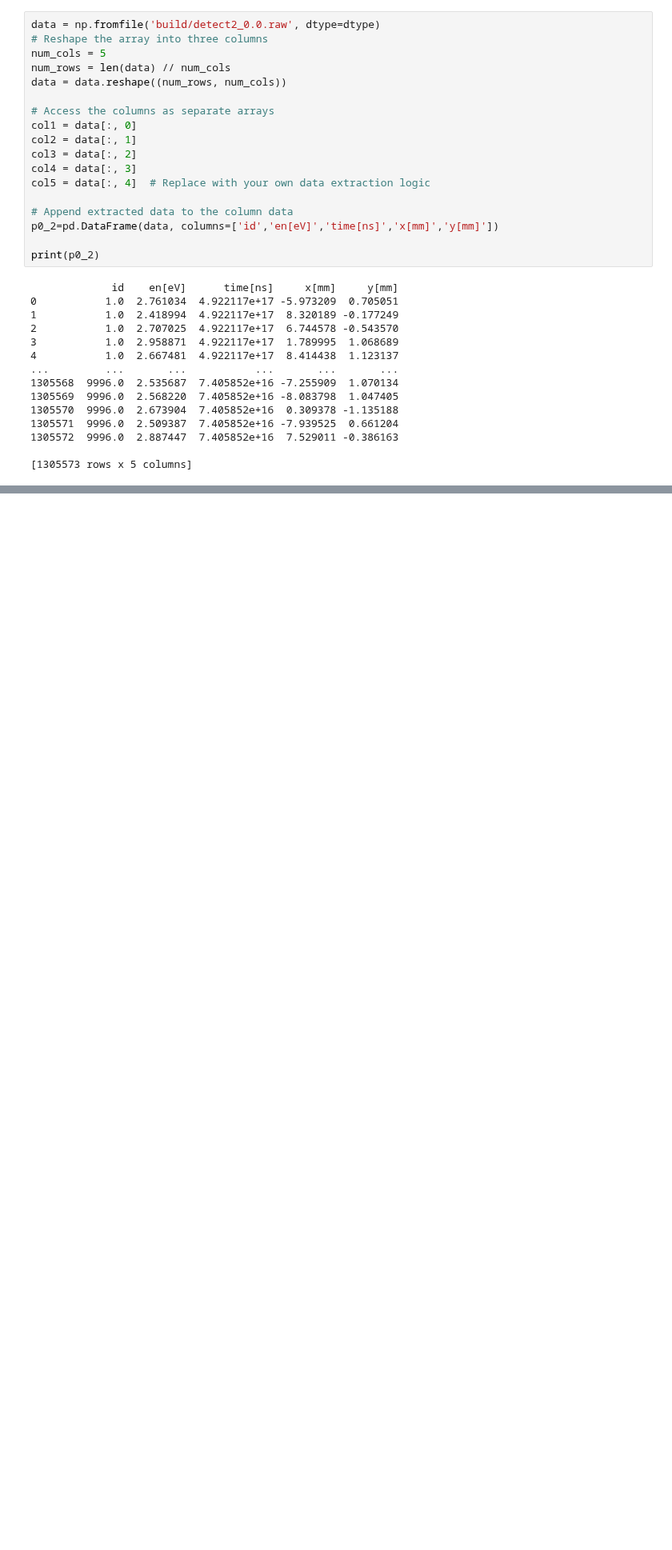
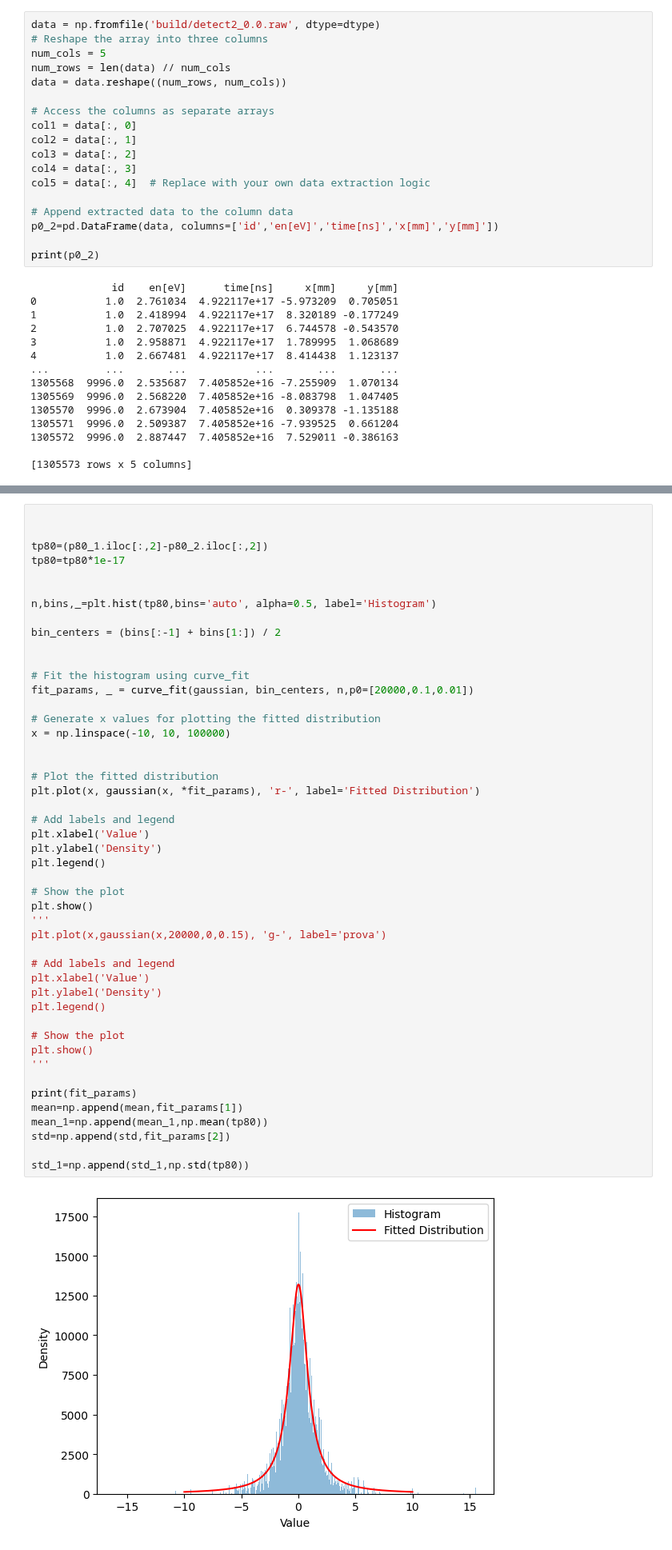
Before and after one commit to francescouni0/FisMedLab, a Jupyter notebook: Sim/Analisi.ipynb, the cells around one changed output, grey strips where cells are left out. Shown at 80% size. Cells and saved outputs as stored; diff of their text form; blank space fills up the shorter version.

```diff
--- a/Sim/Analisi.ipynb
+++ b/Sim/Analisi.ipynb
@@ -814,0 +801,49 @@ plt.show()
+# %%
+
+
+tp80=(p80_1.iloc[:,2]-p80_2.iloc[:,2])
+tp80=tp80*1e-17
+
+
+n,bins,_=plt.hist(tp80,bins='auto', alpha=0.5, label='Histogram')
+
+bin_centers = (bins[:-1] + bins[1:]) / 2
+
+
+# Fit the histogram using curve_fit
+fit_params, _ = curve_fit(gaussian, bin_centers, n,p0=[20000,0.1,0.01])
+
+# Generate x values for plotting the fitted distribution
+x = np.linspace(-10, 10, 100000)
+
+
+# Plot the fitted distribution
+plt.plot(x, gaussian(x, *fit_params), 'r-', label='Fitted Distribution')
+
+# Add labels and legend
+plt.xlabel('Value')
+plt.ylabel('Density')
+plt.legend()
+
+# Show the plot
+plt.show()
+'''
+plt.plot(x,gaussian(x,20000,0,0.15), 'g-', label='prova')
+
+# Add labels and legend
+plt.xlabel('Value')
+plt.ylabel('Density')
+plt.legend()
+
+# Show the plot
+plt.show()
+'''
+
+print(fit_params)
+mean=np.append(mean,fit_params[1])
+mean_1=np.append(mean_1,np.mean(tp80))
+std=np.append(std,fit_params[2])
+
+std_1=np.append(std_1,np.std(tp80))
+# %% [output]
+[figure, added]
```
Also changed, not shown: parts of 18 cells of this notebook, 3 other files.
